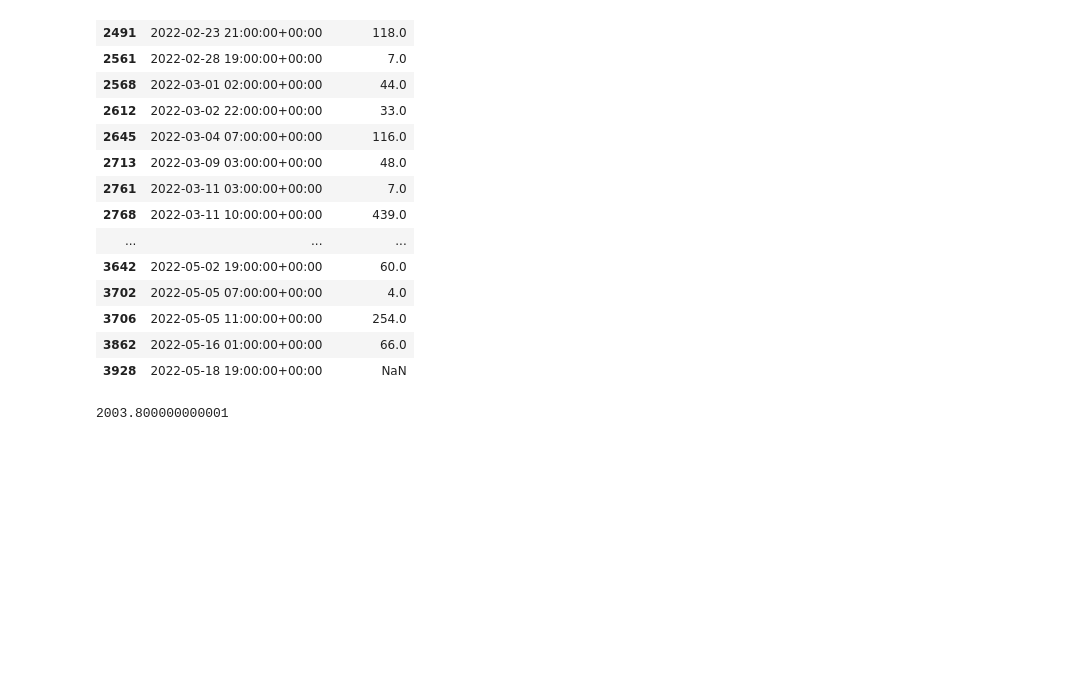
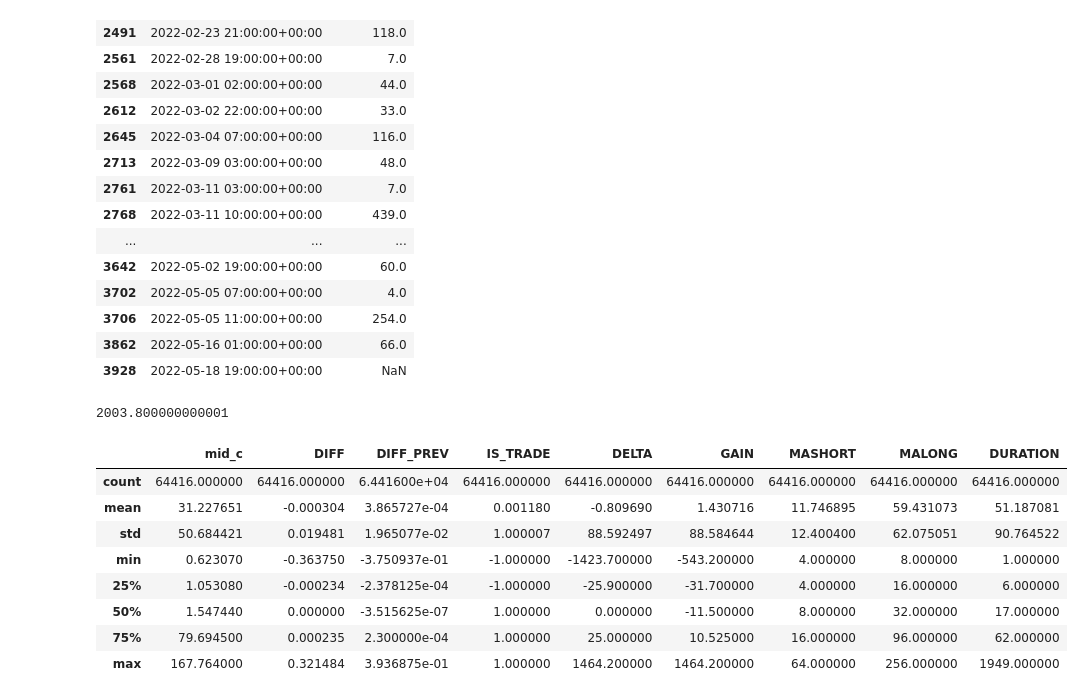
Before and after one commit to sunbun2461/Python_Oanda, a Jupyter notebook: candle_plot.ipynb, the cells around one changed output. Cells and saved outputs as stored; diff of their text form; code cells hidden in the pictures; blank space fills up the shorter version.

```diff
--- a/candle_plot.ipynb
+++ b/candle_plot.ipynb
@@ -158,3 +158,17 @@ fig.update_yaxes(
     fixedrange=True,
 )
 fig.show()
+# %%
+df_all = pd.read_pickle('all_trades.pkl')
+# %%
+df_all.describe()
+# %% [output]
+|  | mid_c | DIFF | DIFF_PREV | IS_TRADE | DELTA | GAIN | MASHORT | MALONG | DURATION |
+| count | 64416.000000 | 64416.000000 | 6.441600e+04 | 64416.000000 | 64416.000000 | 64416.000000 | 64416.000000 | 64416.000000 | 64416.000000 |
+| mean | 31.227651 | -0.000304 | 3.865727e-04 | 0.001180 | -0.809690 | 1.430716 | 11.746895 | 59.431073 | 51.187081 |
+| std | 50.684421 | 0.019481 | 1.965077e-02 | 1.000007 | 88.592497 | 88.584644 | 12.400400 | 62.075051 | 90.764522 |
+| min | 0.623070 | -0.363750 | -3.750937e-01 | -1.000000 | -1423.700000 | -543.200000 | 4.000000 | 8.000000 | 1.000000 |
+| 25% | 1.053080 | -0.000234 | -2.378125e-04 | -1.000000 | -25.900000 | -31.700000 | 4.000000 | 16.000000 | 6.000000 |
+| 50% | 1.547440 | 0.000000 | -3.515625e-07 | 1.000000 | 0.000000 | -11.500000 | 8.000000 | 32.000000 | 17.000000 |
+| 75% | 79.694500 | 0.000235 | 2.300000e-04 | 1.000000 | 25.000000 | 10.525000 | 16.000000 | 96.000000 | 62.000000 |
+| max | 167.764000 | 0.321484 | 3.936875e-01 | 1.000000 | 1464.200000 | 1464.200000 | 64.000000 | 256.000000 | 1949.000000 |
```
Also changed, not shown: 1 other file.
